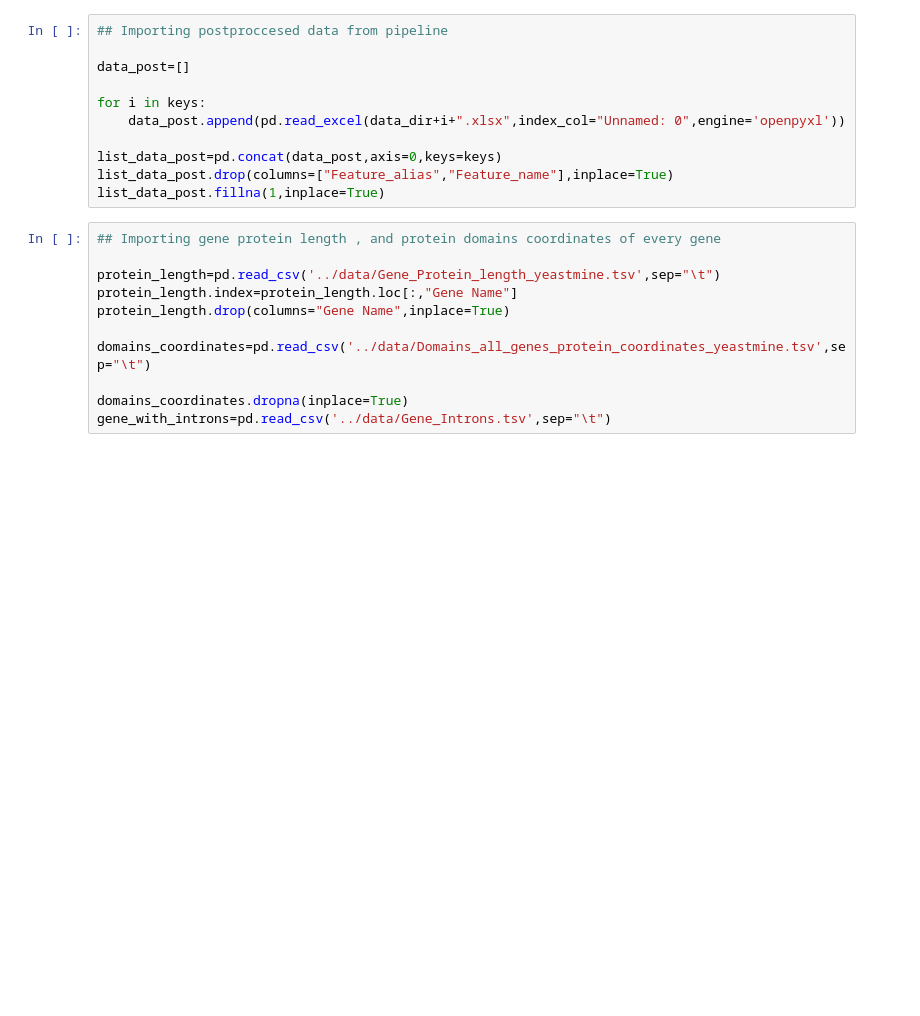
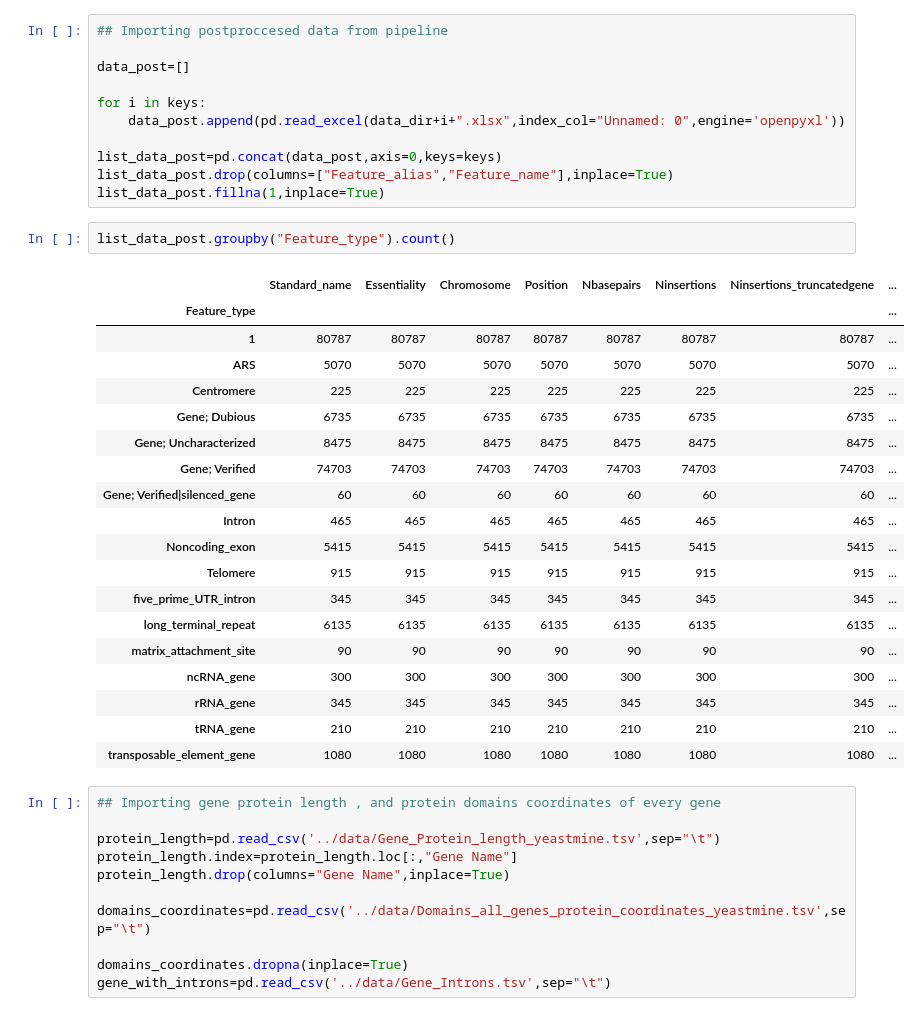
Before and after one commit to SATAY-LL/comparative-analysis-among-strains, a Jupyter notebook: src/analysis_proteins_domains.ipynb, the cells around one changed output. Cells and saved outputs as stored; diff of their text form; blank space fills up the shorter version.

```diff
--- a/src/analysis_proteins_domains.ipynb
+++ b/src/analysis_proteins_domains.ipynb
@@ -43,6 +43,28 @@ for i in keys:
 list_data_post=pd.concat(data_post,axis=0,keys=keys)
 list_data_post.drop(columns=["Feature_alias","Feature_name"],inplace=True)
 list_data_post.fillna(1,inplace=True)
+# %%
+list_data_post.groupby("Feature_type").count()
+# %% [output]
+|  | Standard_name | Essentiality | Chromosome | Position | Nbasepairs | Ninsertions | Ninsertions_truncatedgene | ... |
+| Feature_type |  |  |  |  |  |  |  | ... |
+| 1 | 80787 | 80787 | 80787 | 80787 | 80787 | 80787 | 80787 | ... |
+| ARS | 5070 | 5070 | 5070 | 5070 | 5070 | 5070 | 5070 | ... |
+| Centromere | 225 | 225 | 225 | 225 | 225 | 225 | 225 | ... |
+| Gene; Dubious | 6735 | 6735 | 6735 | 6735 | 6735 | 6735 | 6735 | ... |
+| Gene; Uncharacterized | 8475 | 8475 | 8475 | 8475 | 8475 | 8475 | 8475 | ... |
+| Gene; Verified | 74703 | 74703 | 74703 | 74703 | 74703 | 74703 | 74703 | ... |
+| Gene; Verified|silenced_gene | 60 | 60 | 60 | 60 | 60 | 60 | 60 | ... |
+| Intron | 465 | 465 | 465 | 465 | 465 | 465 | 465 | ... |
+| Noncoding_exon | 5415 | 5415 | 5415 | 5415 | 5415 | 5415 | 5415 | ... |
+| Telomere | 915 | 915 | 915 | 915 | 915 | 915 | 915 | ... |
+| five_prime_UTR_intron | 345 | 345 | 345 | 345 | 345 | 345 | 345 | ... |
+| long_terminal_repeat | 6135 | 6135 | 6135 | 6135 | 6135 | 6135 | 6135 | ... |
+| matrix_attachment_site | 90 | 90 | 90 | 90 | 90 | 90 | 90 | ... |
+| ncRNA_gene | 300 | 300 | 300 | 300 | 300 | 300 | 300 | ... |
+| rRNA_gene | 345 | 345 | 345 | 345 | 345 | 345 | 345 | ... |
+| tRNA_gene | 210 | 210 | 210 | 210 | 210 | 210 | 210 | ... |
+| transposable_element_gene | 1080 | 1080 | 1080 | 1080 | 1080 | 1080 | 1080 | ... |
 # %%
 ## Importing gene protein length , and protein domains coordinates of every gene
 
```
Also changed, not shown: parts of 8 cells of this notebook, 1 other file.
